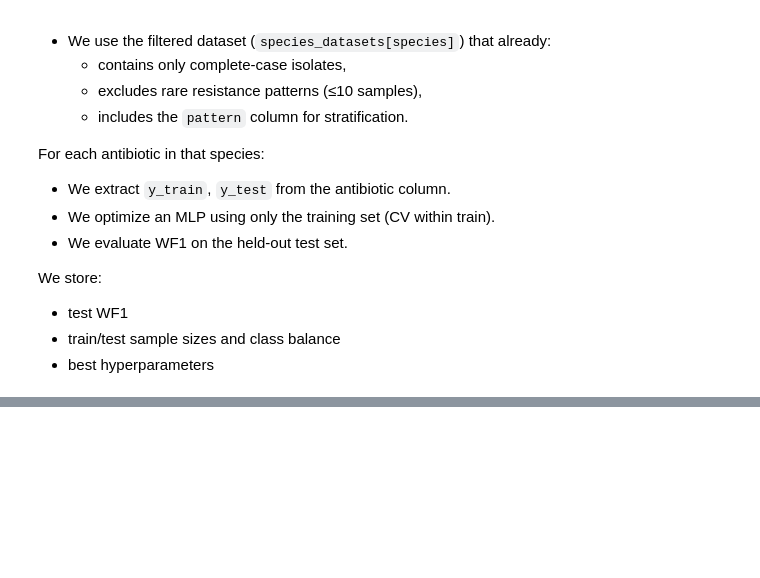
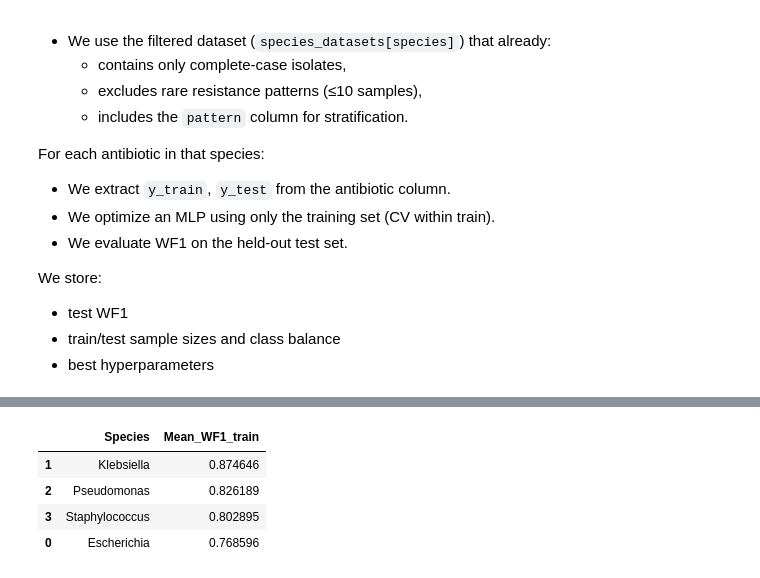
Before and after one commit to elenagasl/MALDI_TOF_Semisupervised_Learning, a Jupyter notebook: src/benchmark_mlp.ipynb, the cells around one changed output, grey strips where cells are left out. Saved outputs shown, nothing was run; the diff lists cells and outputs as text; code cells hidden in the pictures; blank space fills up the shorter version.

```diff
--- a/src/benchmark_mlp.ipynb
+++ b/src/benchmark_mlp.ipynb
@@ -807,0 +838,17 @@ False
+# %%
+mean_train_species = (
+    scores_df
+    .groupby("Species")["Best_Training_WF1"]
+    .mean()
+    .reset_index()
+    .rename(columns={"Best_Training_WF1": "Mean_WF1_train"})
+    .sort_values("Mean_WF1_train", ascending=False)
+)
+
+mean_train_species
+# %% [output]
+|  | Species | Mean_WF1_train |
+| 1 | Klebsiella | 0.874646 |
+| 2 | Pseudomonas | 0.826189 |
+| 3 | Staphylococcus | 0.802895 |
+| 0 | Escherichia | 0.768596 |
```
Also changed, not shown: parts of 11 cells of this notebook, 14 other files.
